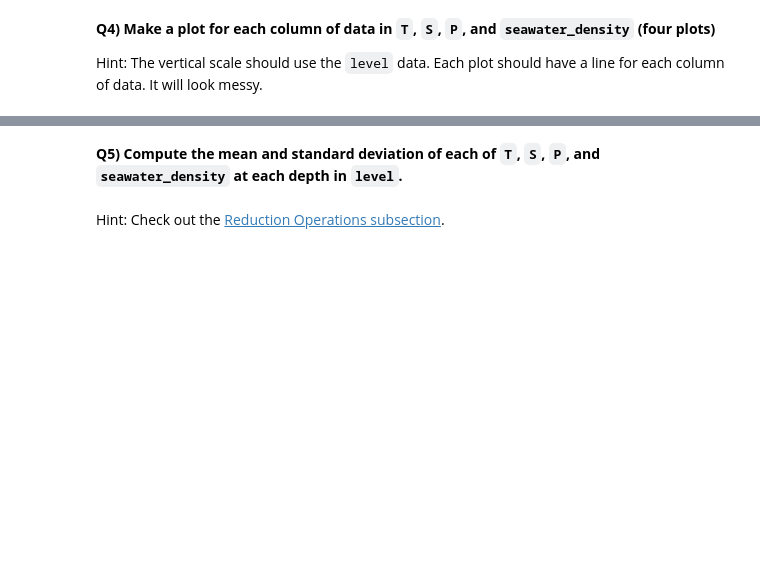
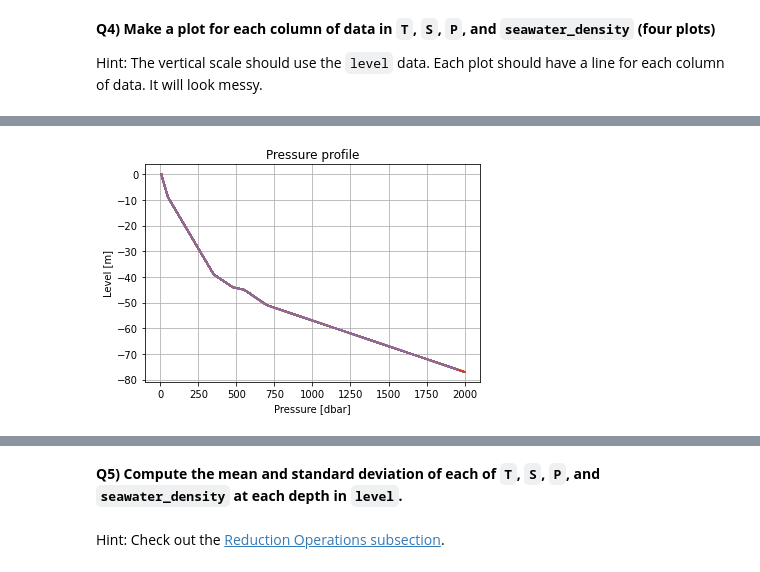
Before and after one commit to JerKeller/2022_ML_Earth_Env_Sci, a Jupyter notebook: S1_2_Numpy.ipynb, the cells around one changed output, grey strips where cells are left out. Saved outputs shown, nothing was run; the diff lists cells and outputs as text; code cells hidden in the pictures; blank space fills up the shorter version.

```diff
--- a/S1_2_Numpy.ipynb
+++ b/S1_2_Numpy.ipynb
@@ -553,0 +587,10 @@ Hint: The vertical scale should use the `level` data. Each plot should have a li
+# %%
+# Plot 3 - pressure
+
+plt.plot(pressure,-level)
+plt.title('Pressure profile')
+plt.xlabel('Pressure [dbar]')
+plt.ylabel('Level [m]')
+plt.grid()
+# %% [output]
+[figure, added]
```
Also changed, not shown: parts of 20 cells of this notebook.
